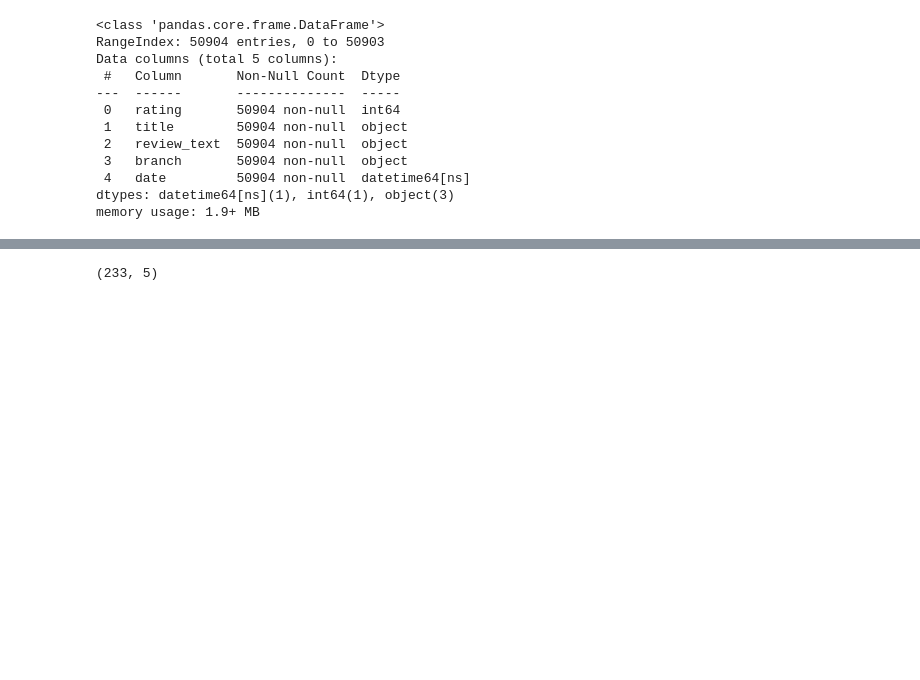
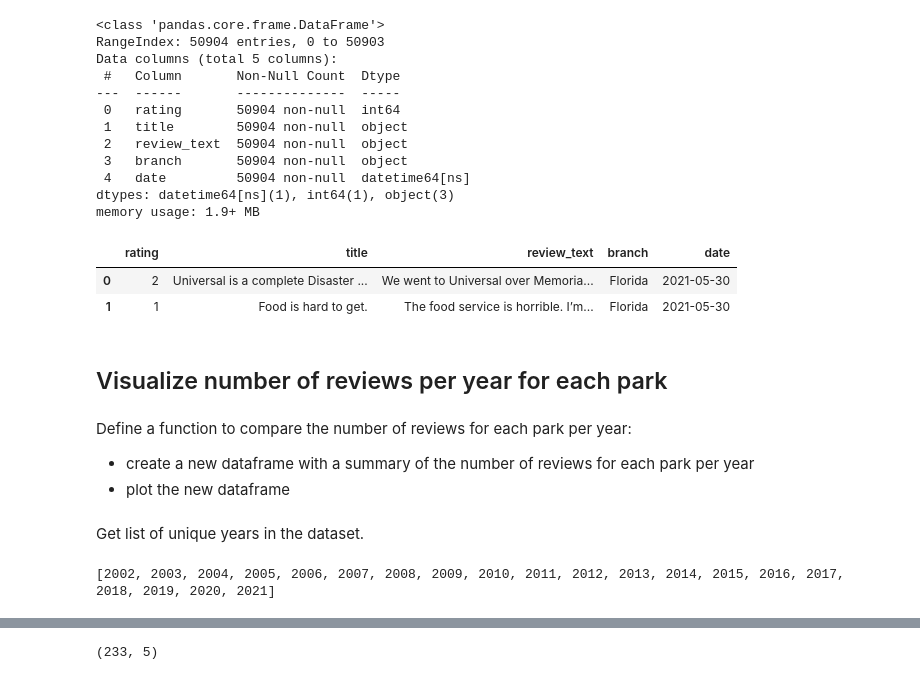
Before and after one commit to fred-home/datascience-final, a Jupyter notebook: analysis/final-project.ipynb, the cells around one changed output, grey strips where cells are left out. Cells and saved outputs as stored; diff of their text form; code cells hidden in the pictures; blank space fills up the shorter version.

```diff
--- a/analysis/final-project.ipynb
+++ b/analysis/final-project.ipynb
@@ -117,3 +124,15 @@ Data columns (total 5 columns):
  4   date         50904 non-null  datetime64[ns]
 dtypes: datetime64[ns](1), int64(1), object(3)
 memory usage: 1.9+ MB
+# %%
+df_reviews.head(2)
+# %% [output]
+|  | rating | title | review_text | branch | date |
+| 0 | 2 | Universal is a complete Disaster ... | We went to Universal over Memoria... | Florida | 2021-05-30 |
+| 1 | 1 | Food is hard to get. | The food service is horrible. I’m... | Florida | 2021-05-30 |
+# %% [markdown]
+## Visualize number of reviews per year for each park
+# %% [markdown]
+Define a function to compare the number of reviews for each park per year:
+* create a new dataframe with a summary of the number of reviews for each park per year
+* plot the new dataframe
@@ -119,0 +169,8 @@ memory usage: 1.9+ MB
+# %% [markdown]
+Get list of unique years in the dataset.
+# %%
+years = df_reviews['date'].dt.year.unique()
+years = np.sort(years).tolist()
+print(years)
+# %% [output]
+[2002, 2003, 2004, 2005, 2006, 2007, 2008, 2009, 2010, 2011, 2012, 2013, 2014, 2015, 2016, 2017, 2018, 2019, 2020, 2021]
```
Also changed, not shown: parts of 34 cells of this notebook, 1 other file.
